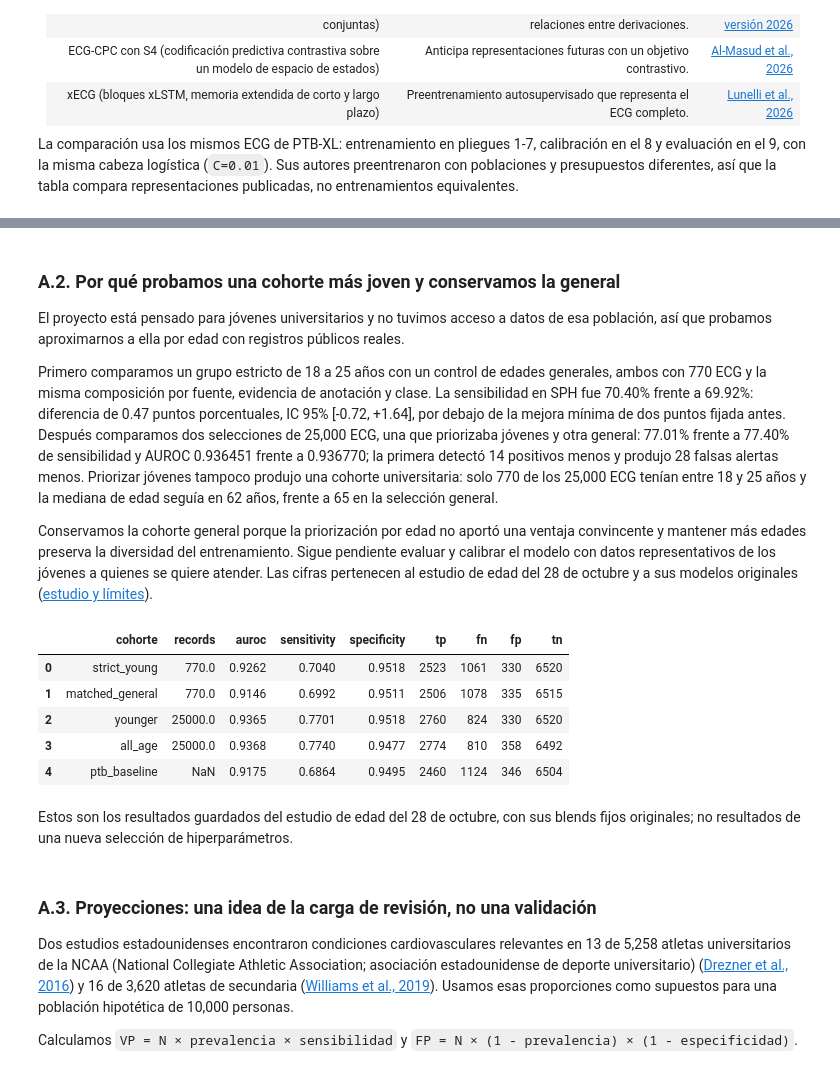
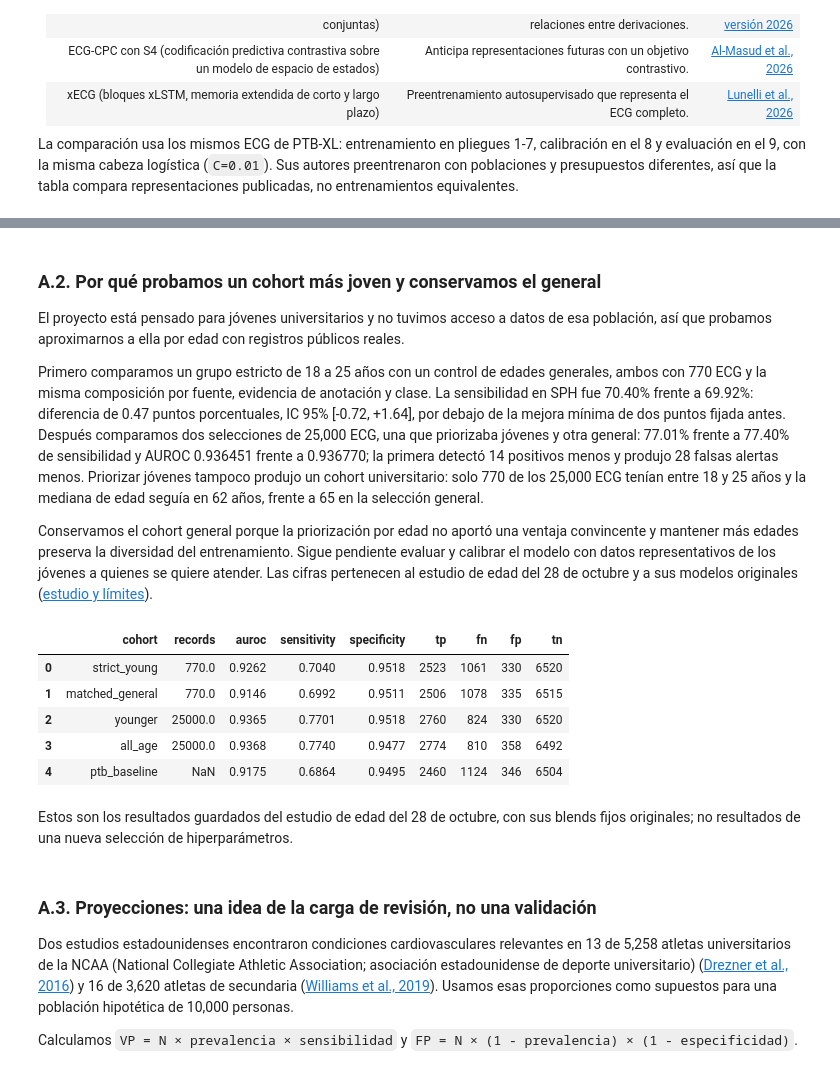
Before and after one commit to Janet16180/ecg-cardiopathy-detection, a Jupyter notebook: notebooks/Avance5.8.ipynb, the cells around one changed output, grey strips where cells are left out. Cells and saved outputs as stored; diff of their text form; code cells hidden in the pictures.

Commit message:
Use cohort instead of cohorte throughout the Avance 5 notebook

```diff
--- a/notebooks/Avance5.8.ipynb
+++ b/notebooks/Avance5.8.ipynb
@@ -495,6 +495,6 @@ display(Markdown(f"En esta comparación, {best_pretrained.modelo} obtiene el may
 En esta comparación, xECG obtiene el mayor AUROC (0.9431). La ventaja describe esta tarea y este modo de evaluación; no establece que una arquitectura sea mejor para todos los problemas de ECG. El tiempo mostrado corresponde a ajustar la cabeza; no incluye el preentrenamiento publicado.
 # %% [markdown]
-### A.2. Por qué probamos una cohorte más joven y conservamos la general
+### A.2. Por qué probamos un cohort más joven y conservamos el general
 
 El proyecto está pensado para jóvenes universitarios y no tuvimos acceso a datos de esa población, así que
 probamos aproximarnos a ella por edad con registros públicos reales.
@@ -504,22 +504,21 @@ y la misma composición por fuente, evidencia de anotación y clase. La sensibil
 69.92%: diferencia de 0.47 puntos porcentuales, IC 95% [-0.72, +1.64], por debajo de la mejora mínima de dos
 puntos fijada antes. Después comparamos dos selecciones de 25,000 ECG, una que priorizaba jóvenes y otra
 general: 77.01% frente a 77.40% de sensibilidad y AUROC 0.936451 frente a 0.936770; la primera detectó
-14 positivos menos y produjo 28 falsas alertas menos. Priorizar jóvenes tampoco produjo una cohorte
-universitaria: solo 770 de los 25,000 ECG tenían entre 18 y 25 años y la mediana de edad seguía en 62 años,
+14 positivos menos y produjo 28 falsas alertas menos. Priorizar jóvenes tampoco produjo un cohort
+universitario: solo 770 de los 25,000 ECG tenían entre 18 y 25 años y la mediana de edad seguía en 62 años,
 frente a 65 en la selección general.
 
-Conservamos la cohorte general porque la priorización por edad no aportó una ventaja convincente y mantener
+Conservamos el cohort general porque la priorización por edad no aportó una ventaja convincente y mantener
 más edades preserva la diversidad del entrenamiento. Sigue pendiente evaluar y calibrar el modelo con datos
 representativos de los jóvenes a quienes se quiere atender. Las cifras pertenecen al estudio de edad del
 28 de octubre y a sus modelos originales ([estudio y límites](../docs/pr74-corrective-evaluation-results-2026-10-28.md)).
 # %%
 age_results = a5.age_comparison(replay["aggregate"])
-display(age_results[["cohort", "records", "auroc", "sensitivity", "specificity", "tp", "fn", "fp", "tn"]]
-        .rename(columns={"cohort": "cohorte"}).round(4))
+display(age_results[["cohort", "records", "auroc", "sensitivity", "specificity", "tp", "fn", "fp", "tn"]].round(4))
 display(Markdown("Estos son los resultados guardados del estudio de edad del 28 de octubre, "
                  "con sus blends fijos originales; no resultados de una nueva selección de hiperparámetros."))
 # %% [output]
-|  | cohorte | records | auroc | sensitivity | specificity | tp | fn | fp | tn |
+|  | cohort | records | auroc | sensitivity | specificity | tp | fn | fp | tn |
 | 0 | strict_young | 770.0 | 0.9262 | 0.7040 | 0.9518 | 2523 | 1061 | 330 | 6520 |
 | 1 | matched_general | 770.0 | 0.9146 | 0.6992 | 0.9511 | 2506 | 1078 | 335 | 6515 |
 | 2 | younger | 25000.0 | 0.9365 | 0.7701 | 0.9518 | 2760 | 824 | 330 | 6520 |
```
Also changed, not shown: parts of 9 cells of this notebook, 1 other file.
